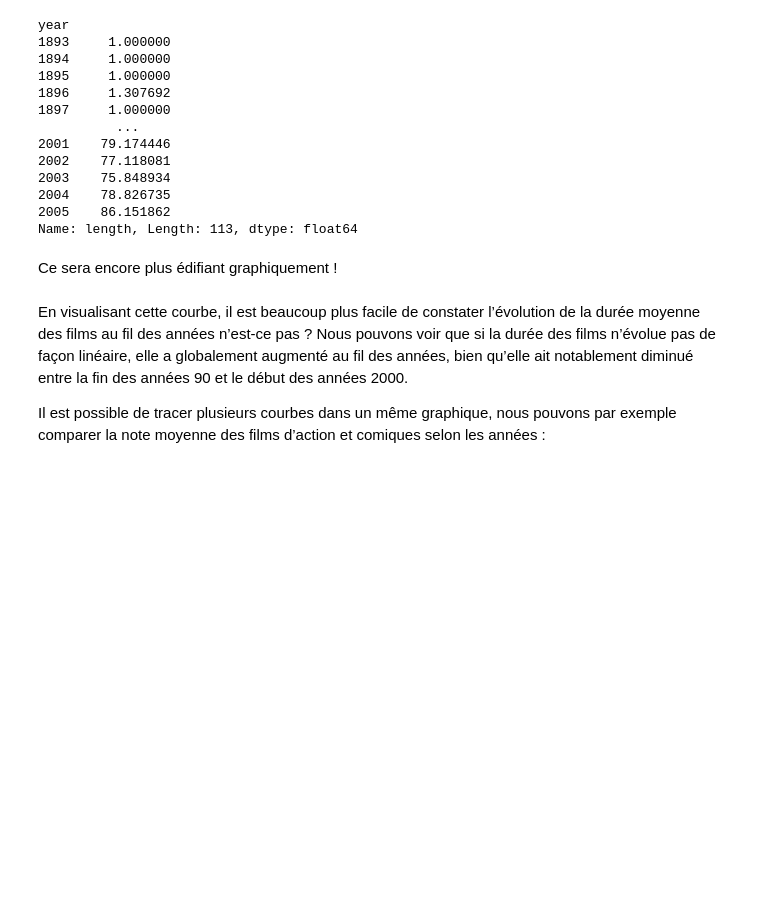
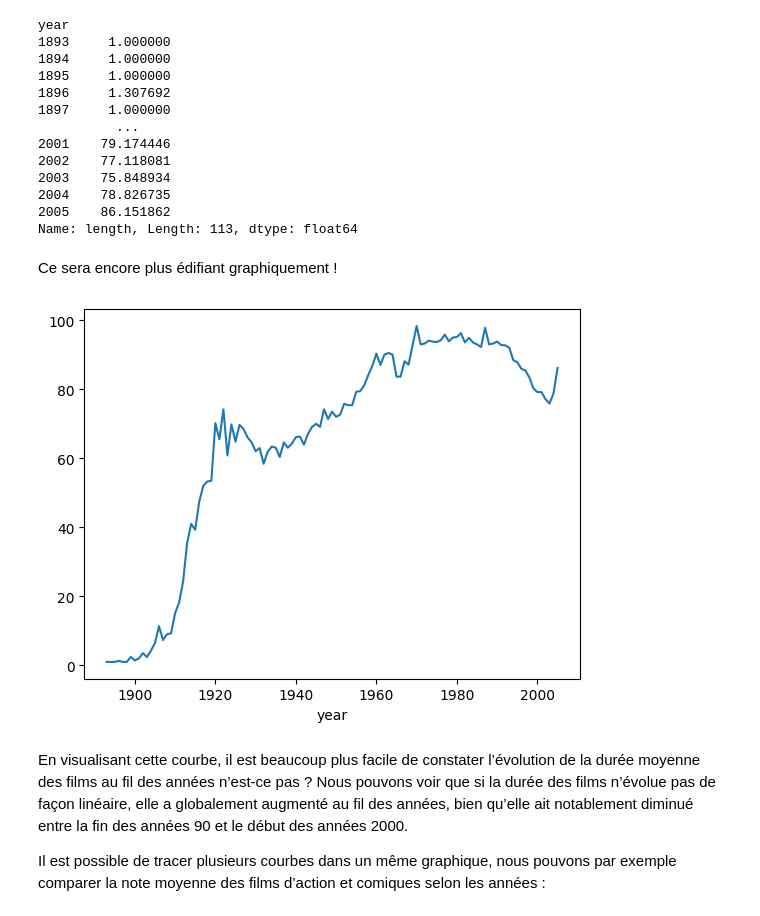
Before and after one commit to othoni-hub/NSI, a Jupyter notebook: M1_NSI_Pandas_et_Matplotlib.ipynb, the cells around one changed output. Drawn from its saved outputs; the diff is of its cells as text; code cells hidden in the pictures; blank space fills up the shorter version.

```diff
--- a/M1_NSI_Pandas_et_Matplotlib.ipynb
+++ b/M1_NSI_Pandas_et_Matplotlib.ipynb
@@ -385,8 +302,10 @@ Name: length, Length: 113, dtype: float64
 Ce sera encore plus édifiant graphiquement !
 # %%
 import matplotlib.pyplot as plt
-df_films.groupby(["year"])["length"].mean()
+df_films.groupby(["year"])["length"].mean().plot()
 plt.show()
+# %% [output]
+[figure, added]
 # %% [markdown]
 En visualisant cette courbe, il est beaucoup plus facile de constater l’évolution de la durée moyenne des films au fil des années n’est-ce pas ? Nous pouvons voir que si la durée des films n’évolue pas de façon linéaire, elle a globalement augmenté au fil des années, bien qu’elle ait notablement diminué entre la fin des années 90 et le début des années 2000.
 
```
Also changed, not shown: parts of 58 cells of this notebook.
